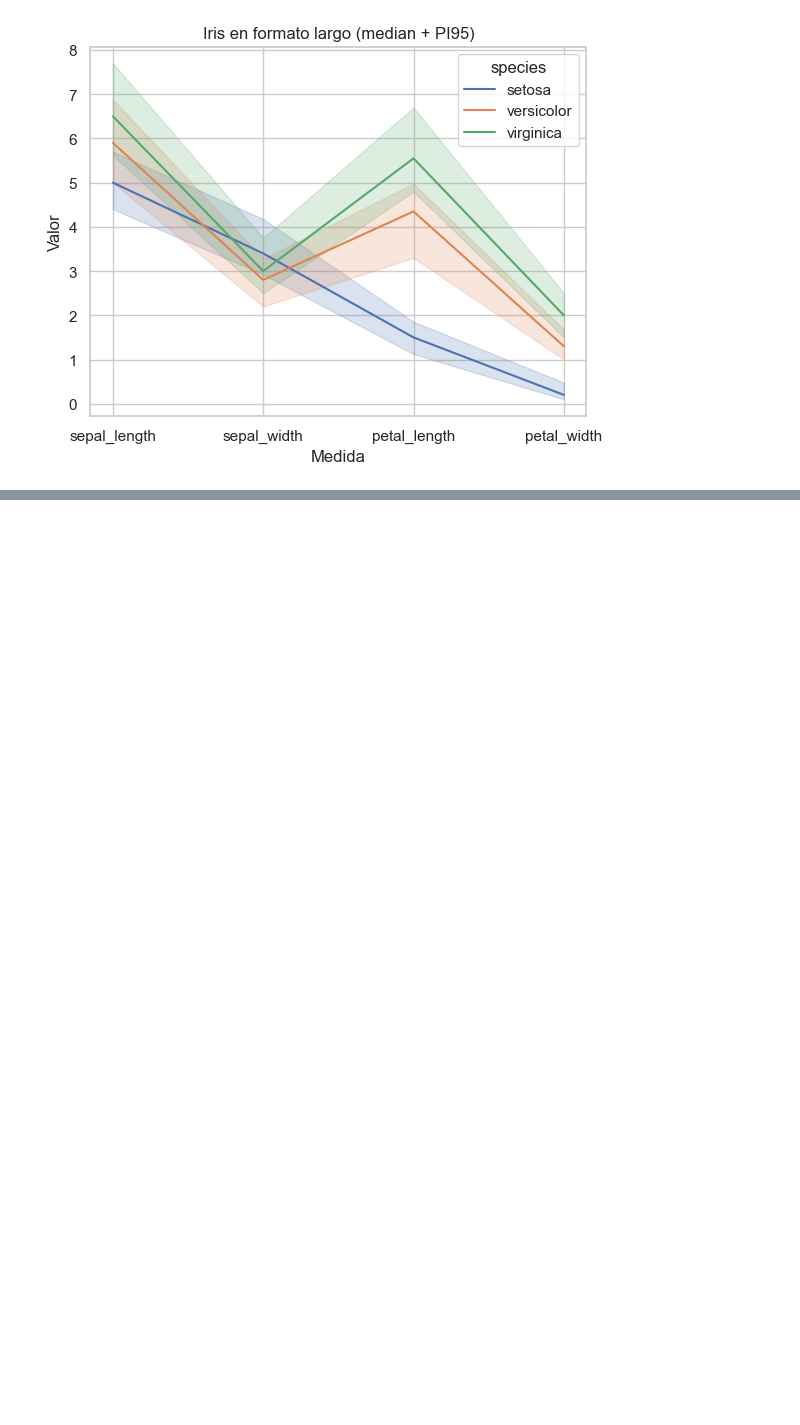
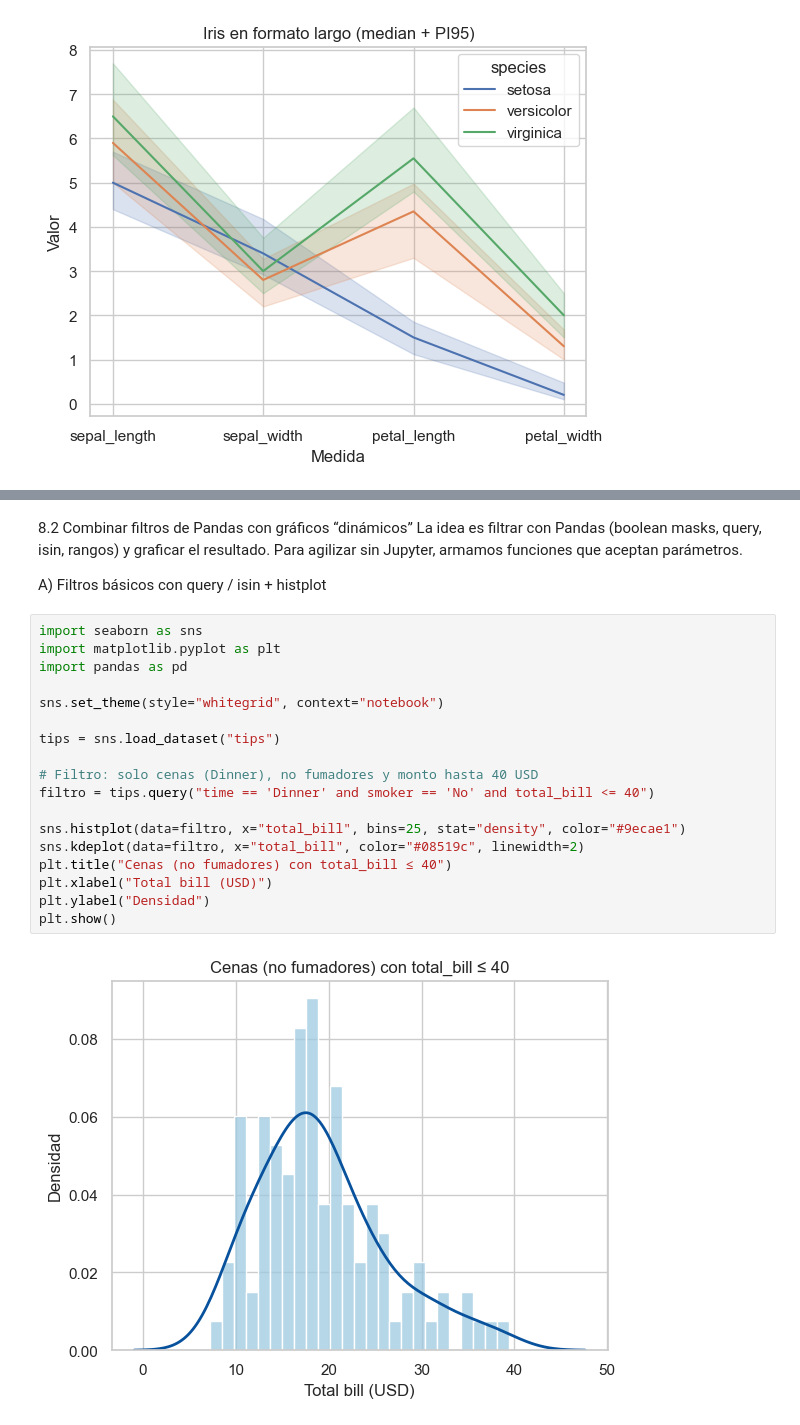
Before and after one commit to wilson-j-insaurralde/Seaborn, a Jupyter notebook: teoria/008_Integración con Pandas.ipynb, the cells around one changed output, grey strips where cells are left out. Drawn from its saved outputs; the diff is of its cells as text; blank space fills up the shorter version.

```diff
--- a/teoria/008_Integración con Pandas.ipynb
+++ b/teoria/008_Integración con Pandas.ipynb
@@ -73,0 +92,25 @@ plt.show()
+# %% [markdown]
+8.2 Combinar filtros de Pandas con gráficos “dinámicos”
+La idea es filtrar con Pandas (boolean masks, query, isin, rangos) y graficar el resultado. Para agilizar sin Jupyter, armamos funciones que aceptan parámetros.
+
+A) Filtros básicos con query / isin + histplot
+# %%
+import seaborn as sns
+import matplotlib.pyplot as plt
+import pandas as pd
+
+sns.set_theme(style="whitegrid", context="notebook")
+
+tips = sns.load_dataset("tips")
+
+# Filtro: solo cenas (Dinner), no fumadores y monto hasta 40 USD
+filtro = tips.query("time == 'Dinner' and smoker == 'No' and total_bill <= 40")
+
+sns.histplot(data=filtro, x="total_bill", bins=25, stat="density", color="#9ecae1")
+sns.kdeplot(data=filtro, x="total_bill", color="#08519c", linewidth=2)
+plt.title("Cenas (no fumadores) con total_bill ≤ 40")
+plt.xlabel("Total bill (USD)")
+plt.ylabel("Densidad")
+plt.show()
+# %% [output]
+[figure, added]
```
Also changed, not shown: parts of 2 cells of this notebook.
